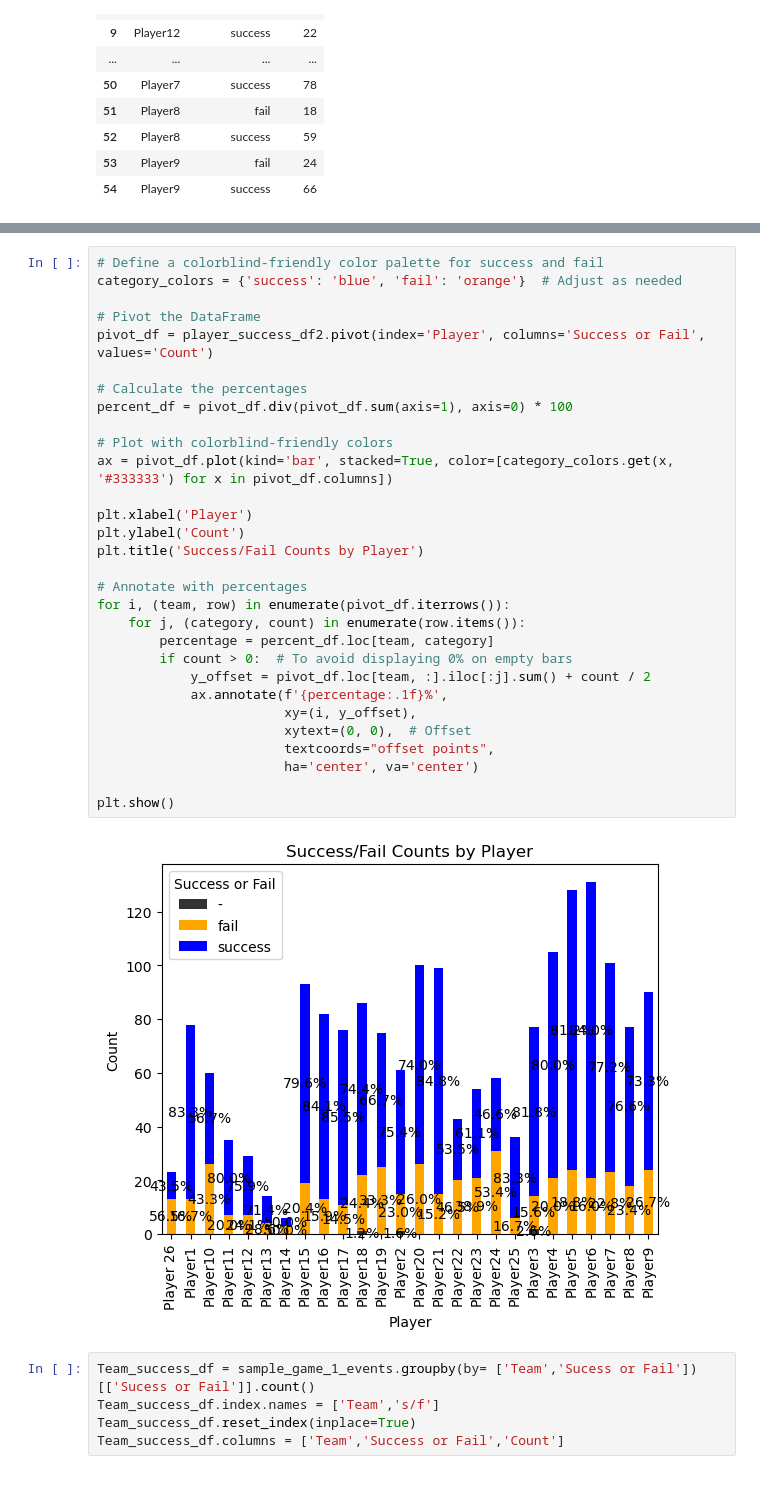
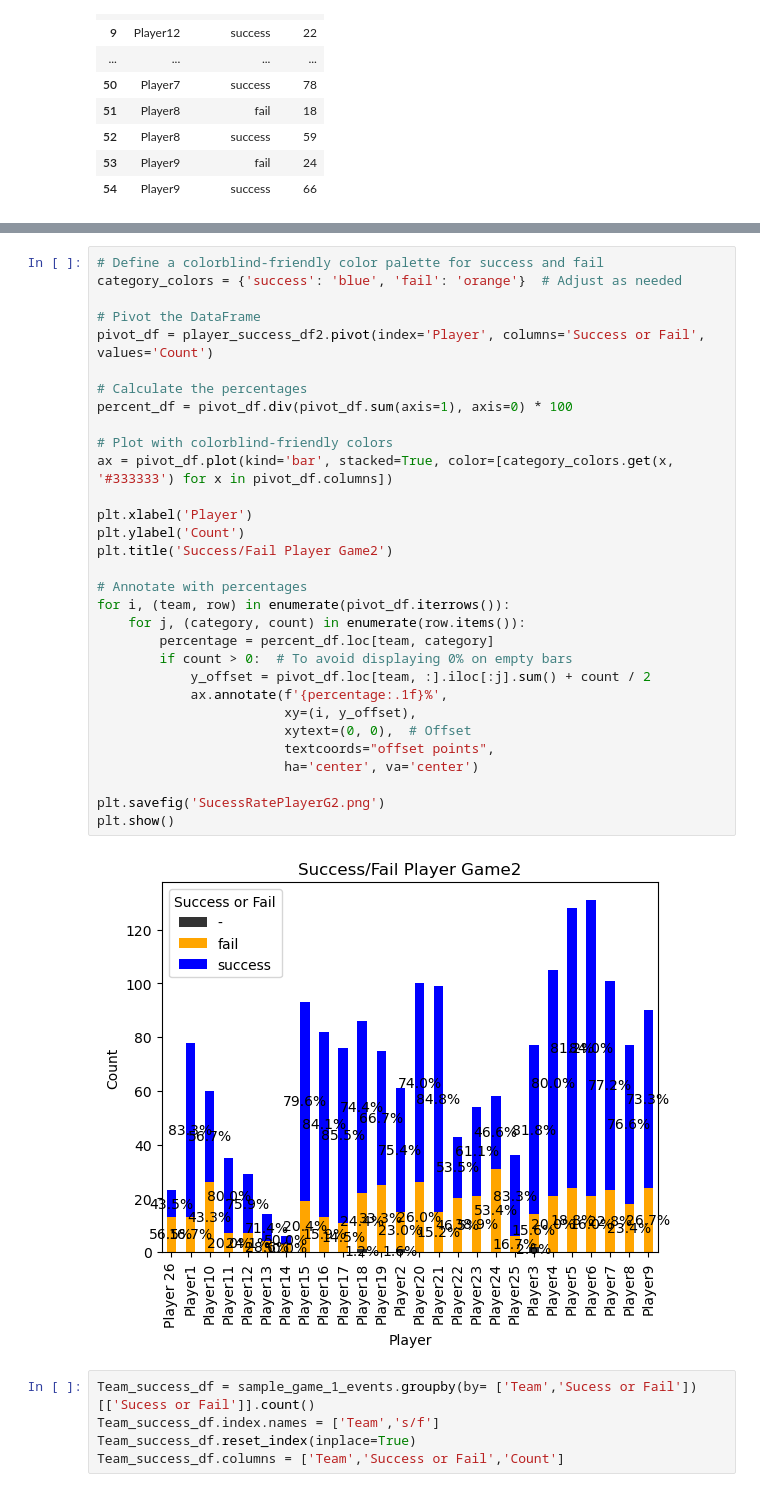
Before and after one commit to lnyousif/Football101, a Jupyter notebook: Rami Notebook.ipynb, the cells around one changed output, grey strips where cells are left out. Cells and saved outputs as stored; diff of their text form.

```diff
--- a/Rami Notebook.ipynb
+++ b/Rami Notebook.ipynb
@@ -390,35 +392,36 @@ plt.show()
 # %%
 # Define a colorblind-friendly color palette for success and fail
 category_colors = {'success': 'blue', 'fail': 'orange'}  # Adjust as needed
 
 # Pivot the DataFrame
 pivot_df = player_success_df2.pivot(index='Player', columns='Success or Fail', values='Count')
 
 # Calculate the percentages
 percent_df = pivot_df.div(pivot_df.sum(axis=1), axis=0) * 100
 
 # Plot with colorblind-friendly colors
 ax = pivot_df.plot(kind='bar', stacked=True, color=[category_colors.get(x, '#333333') for x in pivot_df.columns])
 
 plt.xlabel('Player')
 plt.ylabel('Count')
-plt.title('Success/Fail Counts by Player')
+plt.title('Success/Fail Player Game2')
 
 # Annotate with percentages
 for i, (team, row) in enumerate(pivot_df.iterrows()):
     for j, (category, count) in enumerate(row.items()):
         percentage = percent_df.loc[team, category]
         if count > 0:  # To avoid displaying 0% on empty bars
             y_offset = pivot_df.loc[team, :].iloc[:j].sum() + count / 2
             ax.annotate(f'{percentage:.1f}%',
                         xy=(i, y_offset),
                         xytext=(0, 0),  # Offset
                         textcoords="offset points",
                         ha='center', va='center')
 
+plt.savefig('SucessRatePlayerG2.png')
 plt.show()
 # %% [output]
-[figure, old version]
+[figure, new version]
 # %%
 Team_success_df = sample_game_1_events.groupby(by= ['Team','Sucess or Fail'])[['Sucess or Fail']].count()
 Team_success_df.index.names = ['Team','s/f']
```
Also changed, not shown: parts of 10 cells of this notebook, 6 other files.
